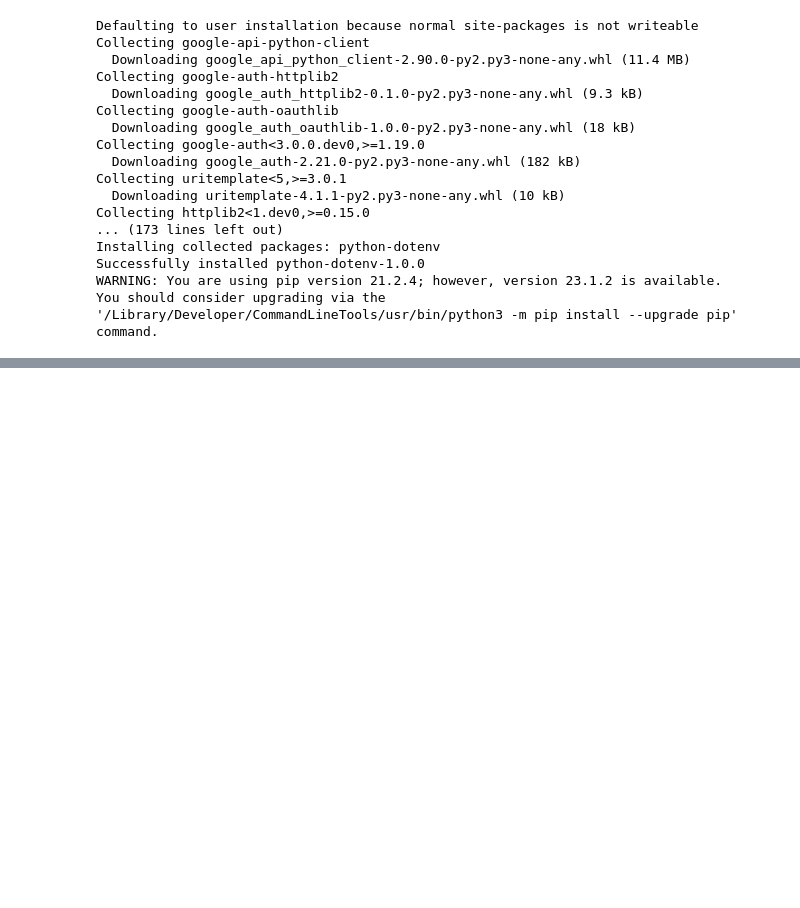
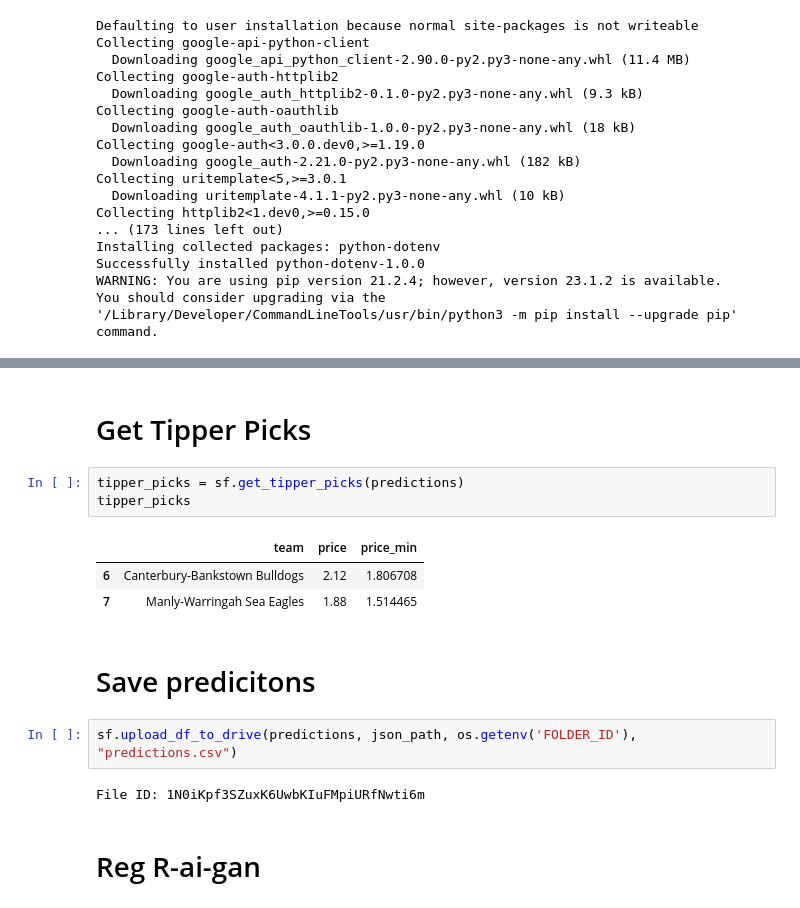
Before and after one commit to levonrush/footy-tipper, a Jupyter notebook: pipeline/use-predictions/send-predictions.ipynb, the cells around one changed output, grey strips where cells are left out. Saved outputs shown, nothing was run; the diff lists cells and outputs as text; blank space fills up the shorter version.

```diff
--- a/pipeline/use-predictions/save-email-predictions.ipynb
+++ b/pipeline/use-predictions/send-predictions.ipynb
@@ -189,0 +113,17 @@ Reg Regan
+# %% [markdown]
+# Get Tipper Picks
+# %%
+tipper_picks = sf.get_tipper_picks(predictions)
+tipper_picks
+# %% [output]
+|  | team | price | price_min |
+| 6 | Canterbury-Bankstown Bulldogs | 2.12 | 1.806708 |
+| 7 | Manly-Warringah Sea Eagles | 1.88 | 1.514465 |
+# %% [markdown]
+# Save predicitons
+# %%
+sf.upload_df_to_drive(predictions, json_path, os.getenv('FOLDER_ID'), "predictions.csv")
+# %% [output]
+File ID: 1N0iKpf3SZuxK6UwbKIuFMpiURfNwti6m
+# %% [markdown]
+# Reg R-ai-gan
```
Also changed, not shown: parts of 8 cells of this notebook, 9 other files.
